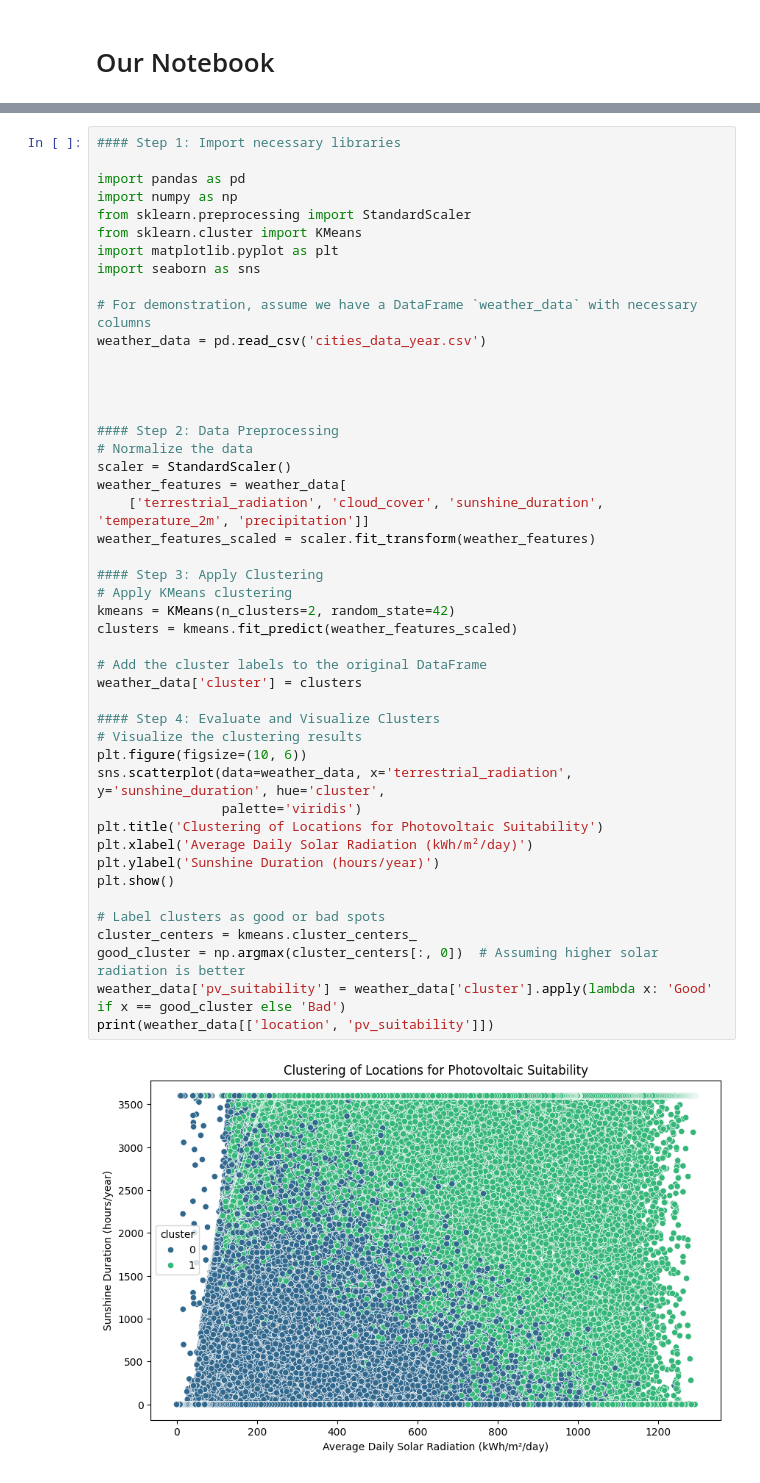
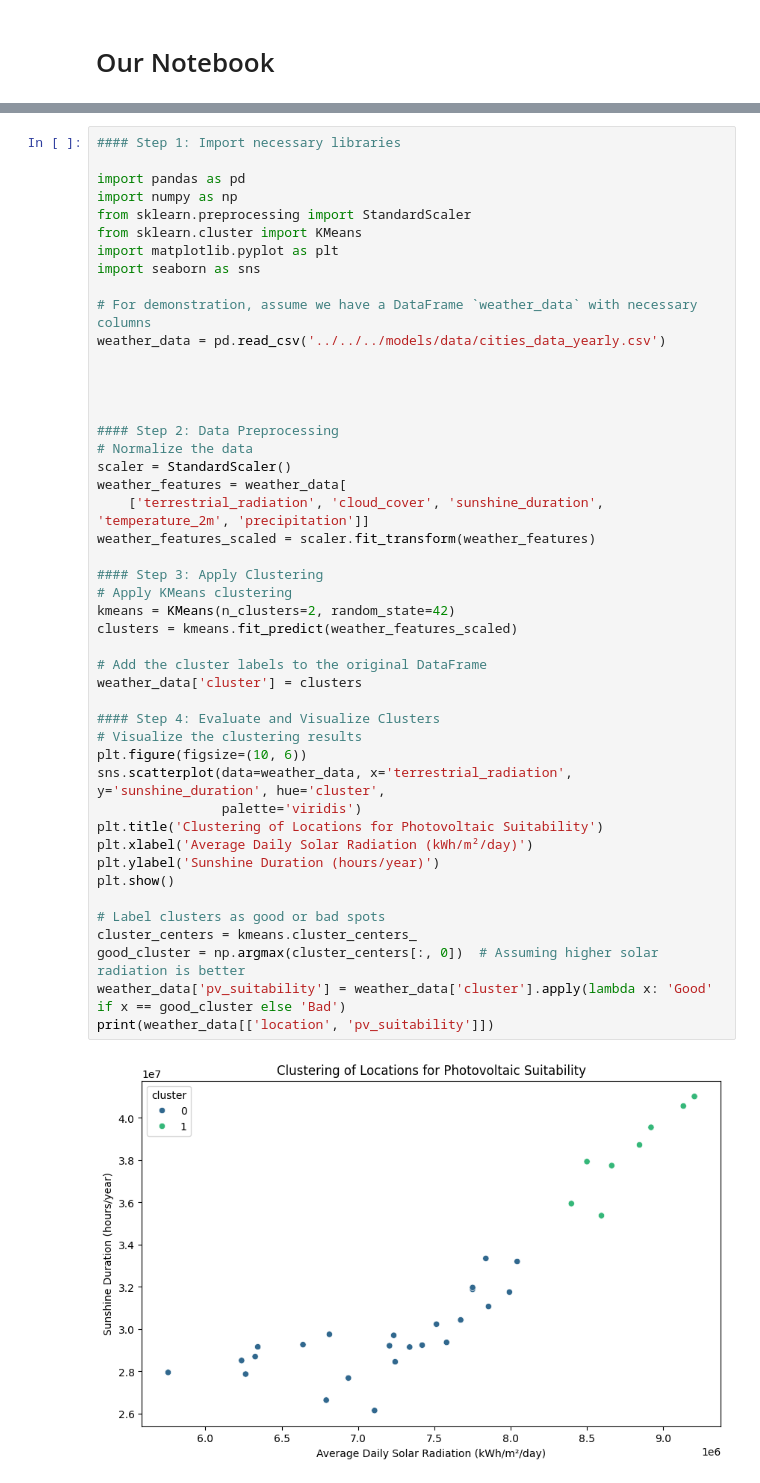
Before and after one commit to codingburgas/2324-10-volt-ai-solarcode, a Jupyter notebook: volt/docs/Jupyter Notebook/notebook.ipynb, the cells around one changed output, grey strips where cells are left out. Drawn from its saved outputs; the diff is of its cells as text.

```diff
--- a/volt/docs/Jupyter Notebook/notebook.ipynb
+++ b/volt/docs/Jupyter Notebook/notebook.ipynb
@@ -114,7 +114,7 @@ import matplotlib.pyplot as plt
 import seaborn as sns
 
 # For demonstration, assume we have a DataFrame `weather_data` with necessary columns
-weather_data = pd.read_csv('cities_data_year.csv')
+weather_data = pd.read_csv('../../../models/data/cities_data_yearly.csv')
 
 
 
@@ -123,31 +123,31 @@ weather_data = pd.read_csv('cities_data_year.csv')
 # Normalize the data
 scaler = StandardScaler()
 weather_features = weather_data[
     ['terrestrial_radiation', 'cloud_cover', 'sunshine_duration', 'temperature_2m', 'precipitation']]
 weather_features_scaled = scaler.fit_transform(weather_features)
 
 #### Step 3: Apply Clustering
 # Apply KMeans clustering
 kmeans = KMeans(n_clusters=2, random_state=42)
 clusters = kmeans.fit_predict(weather_features_scaled)
 
 # Add the cluster labels to the original DataFrame
 weather_data['cluster'] = clusters
 
 #### Step 4: Evaluate and Visualize Clusters
 # Visualize the clustering results
 plt.figure(figsize=(10, 6))
 sns.scatterplot(data=weather_data, x='terrestrial_radiation', y='sunshine_duration', hue='cluster',
                 palette='viridis')
 plt.title('Clustering of Locations for Photovoltaic Suitability')
 plt.xlabel('Average Daily Solar Radiation (kWh/m²/day)')
 plt.ylabel('Sunshine Duration (hours/year)')
 plt.show()
 
 # Label clusters as good or bad spots
 cluster_centers = kmeans.cluster_centers_
 good_cluster = np.argmax(cluster_centers[:, 0])  # Assuming higher solar radiation is better
 weather_data['pv_suitability'] = weather_data['cluster'].apply(lambda x: 'Good' if x == good_cluster else 'Bad')
 print(weather_data[['location', 'pv_suitability']])
 # %% [output]
-[figure, old version]
+[figure, new version]
```
Also changed, not shown: parts of 6 cells of this notebook, 16 other files.
